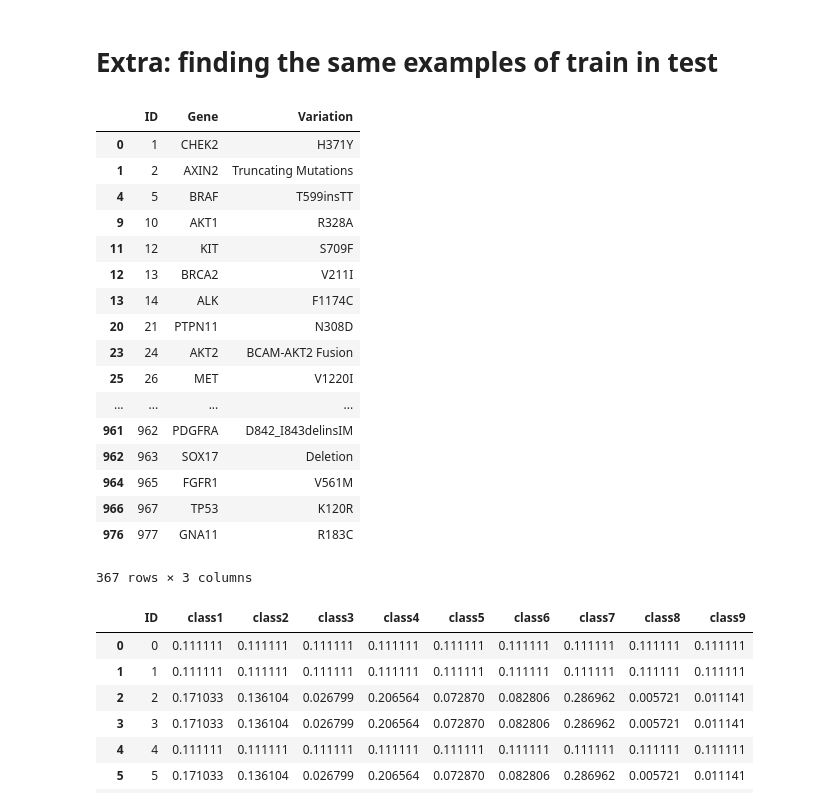
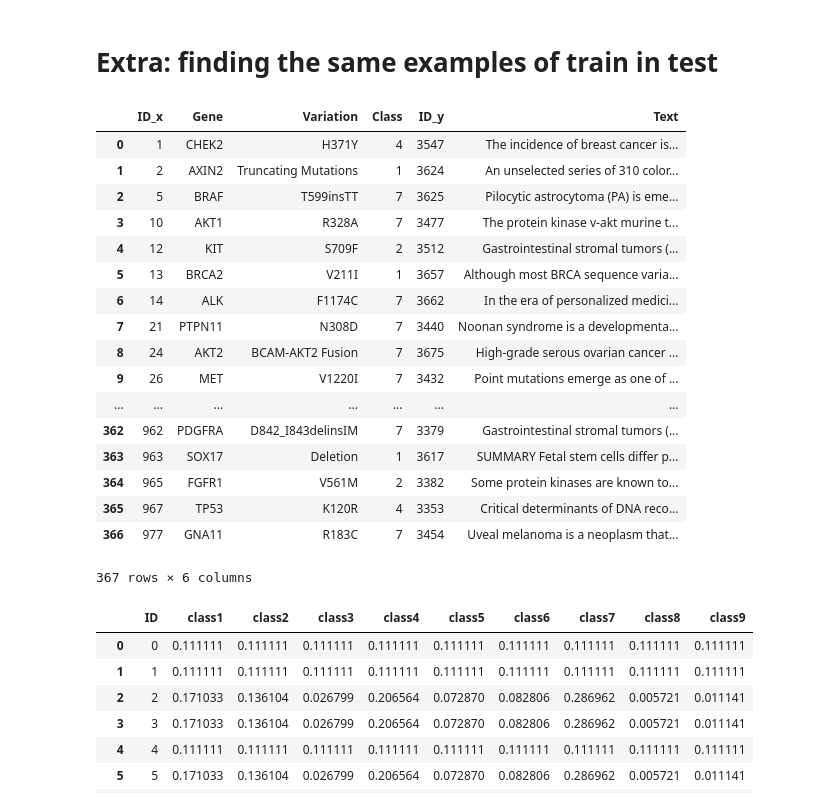
Before and after one commit to Sorelz/Kaggle_MSK, a Jupyter notebook: create_bases/create_base.ipynb, the cells around one changed output. Cells and saved outputs as stored; diff of their text form; code cells hidden in the pictures.

```diff
--- a/create_bases/create_base.ipynb
+++ b/create_bases/create_base.ipynb
@@ -78,26 +79,26 @@ new_train
 # Extra: finding the same examples of train in test
 # %%
 merge_match = new_test.merge(new_train, left_on=['Gene', 'Variation'], right_on = ['Gene', 'Variation'])
-new_test.iloc[merge_match.ID_x - 1]
+merge_match
 # %% [output]
-|  | ID | Gene | Variation |
-| 0 | 1 | CHEK2 | H371Y |
-| 1 | 2 | AXIN2 | Truncating Mutations |
-| 4 | 5 | BRAF | T599insTT |
-| 9 | 10 | AKT1 | R328A |
-| 11 | 12 | KIT | S709F |
-| 12 | 13 | BRCA2 | V211I |
-| 13 | 14 | ALK | F1174C |
-| 20 | 21 | PTPN11 | N308D |
-| 23 | 24 | AKT2 | BCAM-AKT2 Fusion |
-| 25 | 26 | MET | V1220I |
-| ... | ... | ... | ... |
-| 961 | 962 | PDGFRA | D842_I843delinsIM |
-| 962 | 963 | SOX17 | Deletion |
-| 964 | 965 | FGFR1 | V561M |
-| 966 | 967 | TP53 | K120R |
-| 976 | 977 | GNA11 | R183C |
+|  | ID_x | Gene | Variation | Class | ID_y | Text |
+| 0 | 1 | CHEK2 | H371Y | 4 | 3547 | The incidence of breast cancer is... |
+| 1 | 2 | AXIN2 | Truncating Mutations | 1 | 3624 | An unselected series of 310 color... |
+| 2 | 5 | BRAF | T599insTT | 7 | 3625 | Pilocytic astrocytoma (PA) is eme... |
+| 3 | 10 | AKT1 | R328A | 7 | 3477 | The protein kinase v-akt murine t... |
+| 4 | 12 | KIT | S709F | 2 | 3512 | Gastrointestinal stromal tumors (... |
+| 5 | 13 | BRCA2 | V211I | 1 | 3657 | Although most BRCA sequence varia... |
+| 6 | 14 | ALK | F1174C | 7 | 3662 | In the era of personalized medici... |
+| 7 | 21 | PTPN11 | N308D | 7 | 3440 | Noonan syndrome is a developmenta... |
+| 8 | 24 | AKT2 | BCAM-AKT2 Fusion | 7 | 3675 | High-grade serous ovarian cancer ... |
+| 9 | 26 | MET | V1220I | 7 | 3432 | Point mutations emerge as one of ... |
+| ... | ... | ... | ... | ... | ... | ... |
+| 362 | 962 | PDGFRA | D842_I843delinsIM | 7 | 3379 | Gastrointestinal stromal tumors (... |
+| 363 | 963 | SOX17 | Deletion | 1 | 3617 | SUMMARY Fetal stem cells differ p... |
+| 364 | 965 | FGFR1 | V561M | 2 | 3382 | Some protein kinases are known to... |
+| 365 | 967 | TP53 | K120R | 4 | 3353 | Critical determinants of DNA reco... |
+| 366 | 977 | GNA11 | R183C | 7 | 3454 | Uveal melanoma is a neoplasm that... |
-367 rows × 3 columns
+367 rows × 6 columns
 # %%
 submission = pd.read_csv('..//bases/stage2_sample_submission.csv')
 class_probs = []
```
Also changed, not shown: parts of 3 cells of this notebook, 1 other file.
